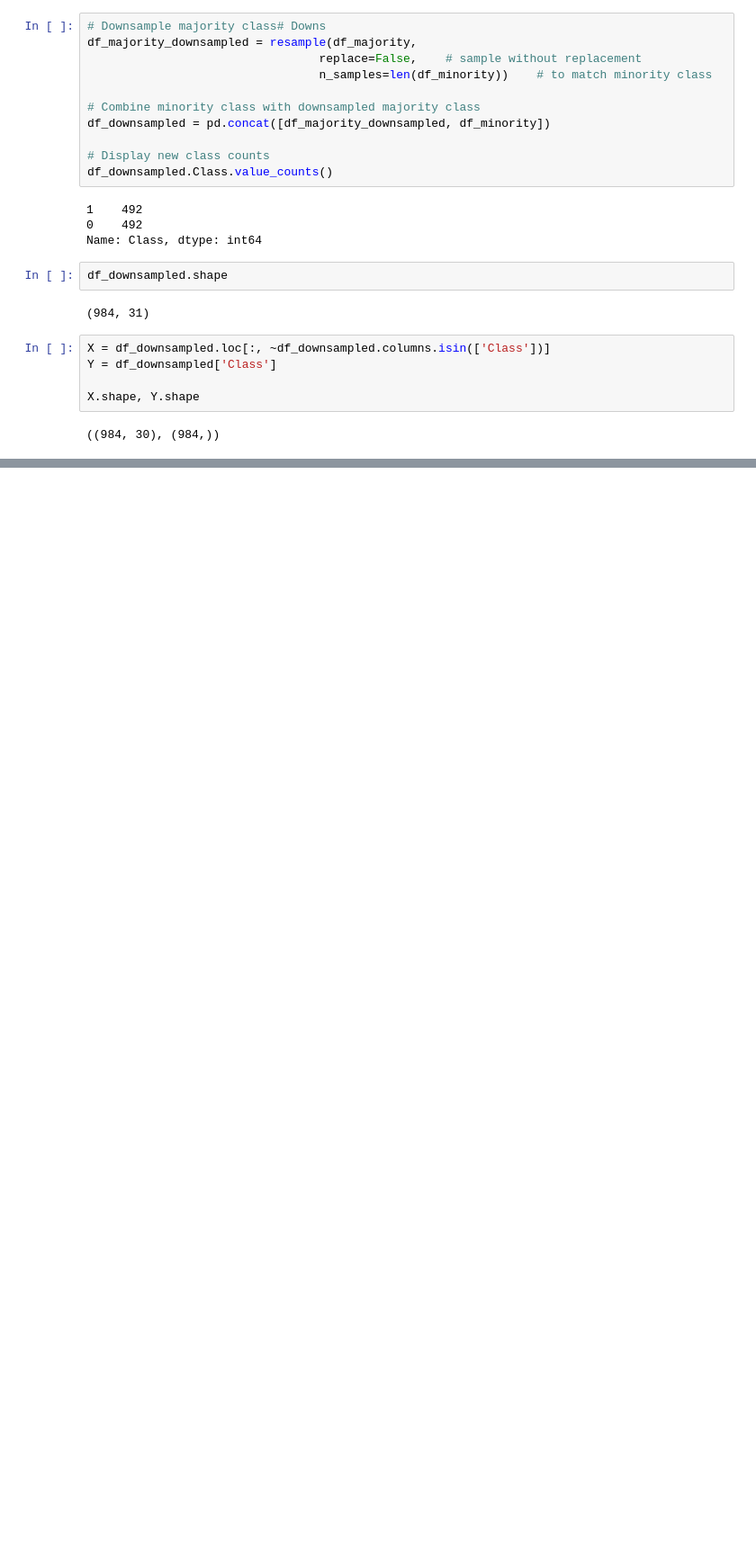
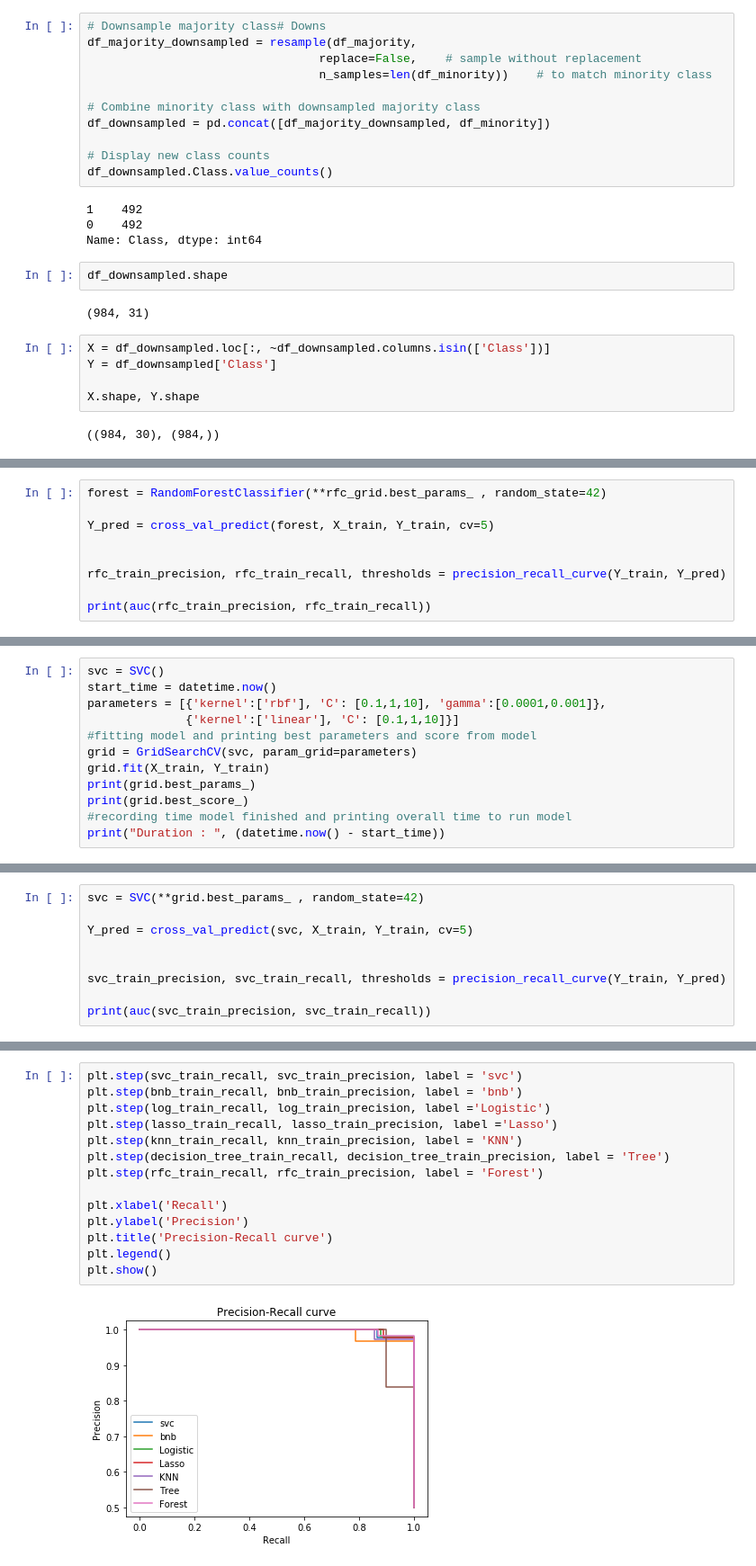
Before and after one commit to prasantidas/Thinkful_Data_Science, a Jupyter notebook: 3.6.1.ipynb, the cells around one changed output, grey strips where cells are left out. Shown: that part at 90% size. Drawn from its saved outputs; the diff is of its cells as text; blank space fills up the shorter version.

```diff
--- a/3.6.1.ipynb
+++ b/3.6.1.ipynb
@@ -210,0 +331,9 @@ Average precision score: 0.93
+# %%
+forest = RandomForestClassifier(**rfc_grid.best_params_ , random_state=42)
+
+Y_pred = cross_val_predict(forest, X_train, Y_train, cv=5)
+
+
+rfc_train_precision, rfc_train_recall, thresholds = precision_recall_curve(Y_train, Y_pred)
+
+print(auc(rfc_train_precision, rfc_train_recall))
@@ -210,0 +352,12 @@ Average precision score: 0.93
+# %%
+svc = SVC()
+start_time = datetime.now()
+parameters = [{'kernel':['rbf'], 'C': [0.1,1,10], 'gamma':[0.0001,0.001]},
+              {'kernel':['linear'], 'C': [0.1,1,10]}]
+#fitting model and printing best parameters and score from model
+grid = GridSearchCV(svc, param_grid=parameters)
+grid.fit(X_train, Y_train)
+print(grid.best_params_)
+print(grid.best_score_)
+#recording time model finished and printing overall time to run model
+print("Duration : ", (datetime.now() - start_time))
@@ -210,0 +368,9 @@ Average precision score: 0.93
+# %%
+svc = SVC(**grid.best_params_ , random_state=42)
+
+Y_pred = cross_val_predict(svc, X_train, Y_train, cv=5)
+
+
+svc_train_precision, svc_train_recall, thresholds = precision_recall_curve(Y_train, Y_pred)
+
+print(auc(svc_train_precision, svc_train_recall))
@@ -210,0 +389,16 @@ Average precision score: 0.93
+# %%
+plt.step(svc_train_recall, svc_train_precision, label = 'svc')
+plt.step(bnb_train_recall, bnb_train_precision, label = 'bnb')
+plt.step(log_train_recall, log_train_precision, label ='Logistic')
+plt.step(lasso_train_recall, lasso_train_precision, label ='Lasso')
+plt.step(knn_train_recall, knn_train_precision, label = 'KNN')
+plt.step(decision_tree_train_recall, decision_tree_train_precision, label = 'Tree')
+plt.step(rfc_train_recall, rfc_train_precision, label = 'Forest')
+
+plt.xlabel('Recall')
+plt.ylabel('Precision')
+plt.title('Precision-Recall curve')
+plt.legend()
+plt.show()
+# %% [output]
+[figure, added]
```
Also changed, not shown: parts of 49 cells of this notebook.
